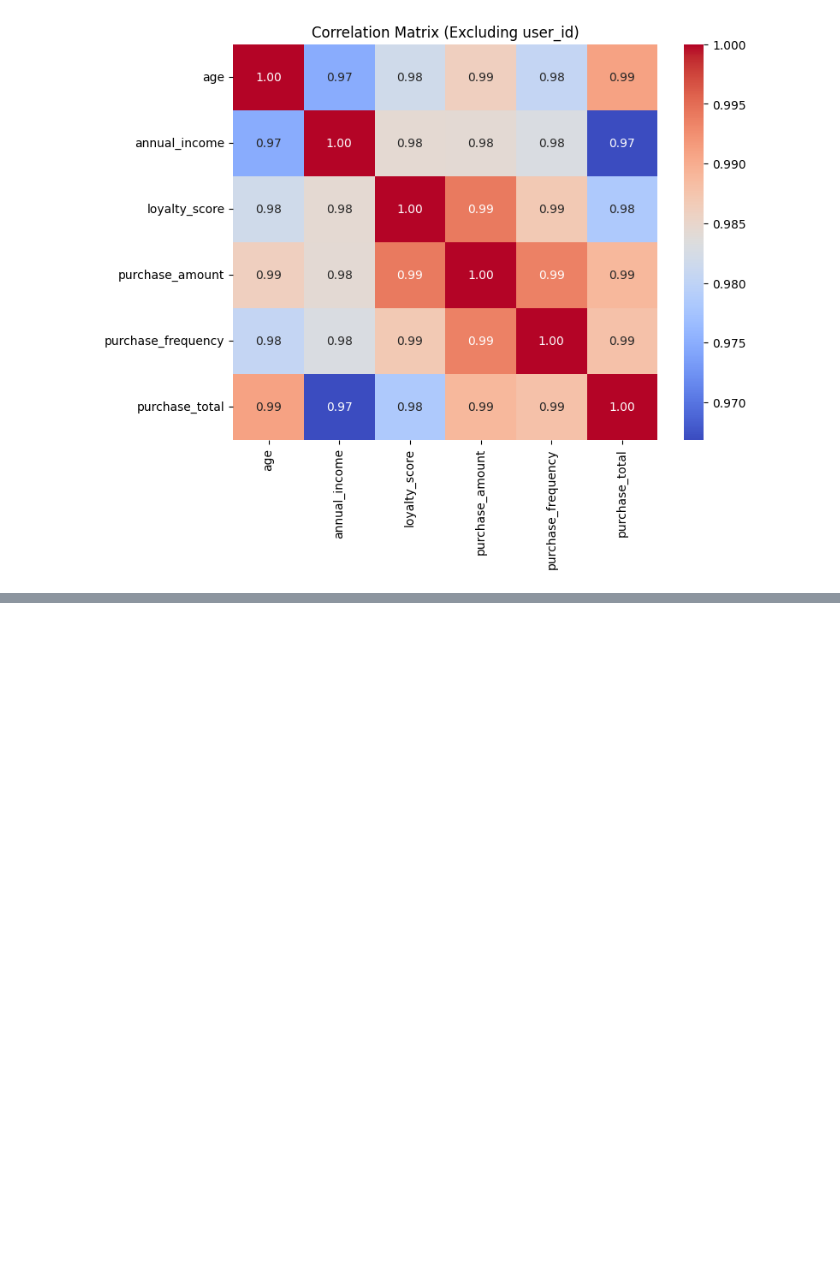
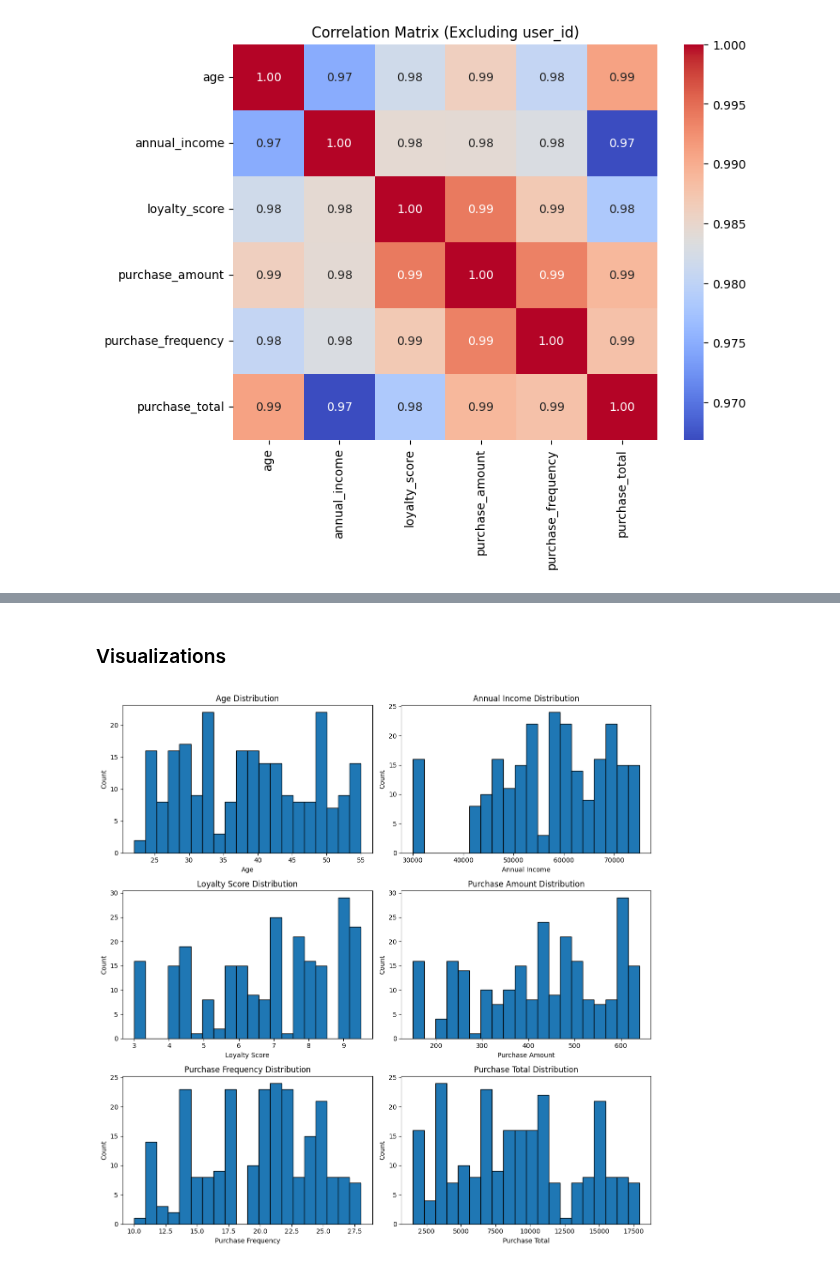
Before and after one commit to hamedabangar/customer_purchasing_behaviors, a Jupyter notebook: experiments/Customer Purchasing Behaviours.ipynb, the cells around one changed output, grey strips where cells are left out. Saved outputs shown, nothing was run; the diff lists cells and outputs as text; code cells hidden in the pictures; blank space fills up the shorter version.

Commit message:
completed EDA with visualizations

```diff
--- a/experiments/Customer Purchasing Behaviours.ipynb
+++ b/experiments/Customer Purchasing Behaviours.ipynb
@@ -200,0 +218,27 @@ plt.show()
+# %% [markdown]
+### Visualizations
+# %%
+"""Visualizations of Distributions of Numeric Features"""
+
+fig, axes = plt.subplots(3, 2, figsize=(12, 12))
+axes = axes.flatten()
+
+columns = [
+    'age',
+    'annual_income',
+    'loyalty_score',
+    'purchase_amount',
+    'purchase_frequency',
+    'purchase_total'
+]
+
+for i, col in enumerate(columns):
+    axes[i].hist(df[col], bins=20, edgecolor='black')
+    axes[i].set_title(f'{col.replace("_", " ").title()} Distribution')
+    axes[i].set_xlabel(col.replace("_", " ").title())
+    axes[i].set_ylabel('Count')
+
+plt.tight_layout()
+plt.show()
+# %% [output]
+[figure, added]
```
Also changed, not shown: parts of 15 cells of this notebook.
